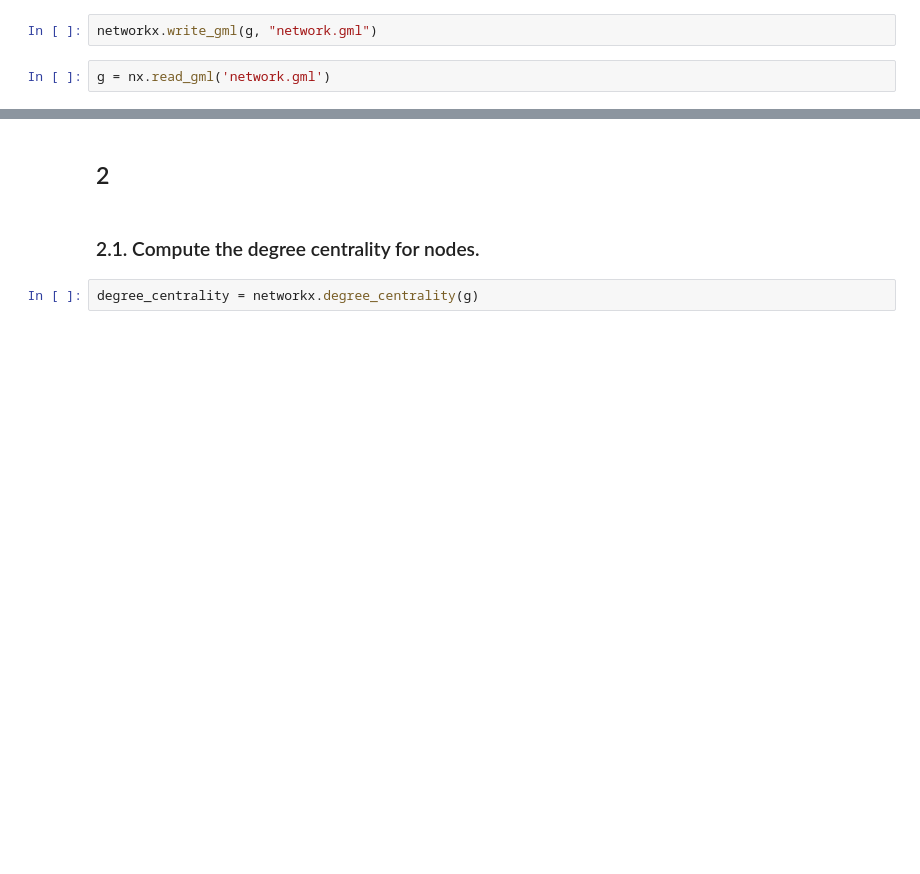
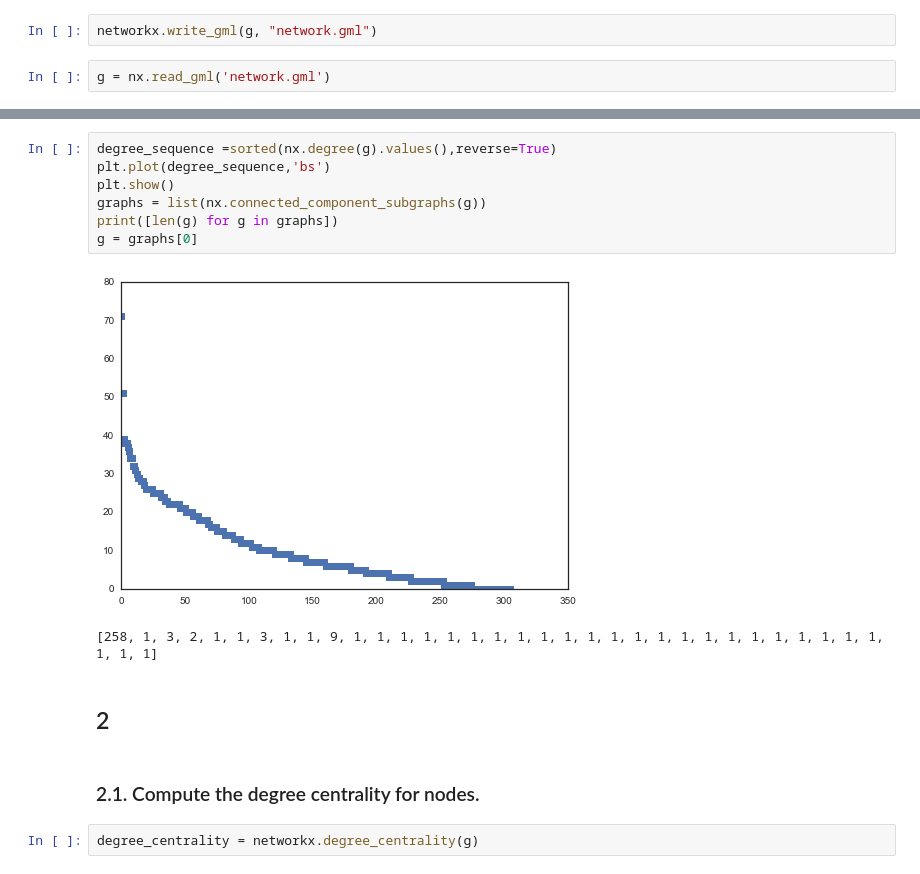
Before and after one commit to feygina/social-network-VK-analysis, a Jupyter notebook: vk_graph_feygina.ipynb, the cells around one changed output, grey strips where cells are left out. Cells and saved outputs as stored; diff of their text form; blank space fills up the shorter version.

```diff
--- a/vk_graph_feygina.ipynb
+++ b/vk_graph_feygina.ipynb
@@ -91,3 +38,13 @@ nom=1
+# %%
+degree_sequence =sorted(nx.degree(g).values(),reverse=True)
+plt.plot(degree_sequence,'bs')
+plt.show()
+graphs = list(nx.connected_component_subgraphs(g))
+print([len(g) for g in graphs])
+g = graphs[0]
+# %% [output]
+[figure, added]
+[258, 1, 3, 2, 1, 1, 3, 1, 1, 9, 1, 1, 1, 1, 1, 1, 1, 1, 1, 1, 1, 1, 1, 1, 1, 1, 1, 1, 1, 1, 1, 1, 1, 1, 1, 1]
 # %% [markdown]
 ## 2
 # %% [markdown]
```
Also changed, not shown: parts of 26 cells of this notebook, 2 other files.
